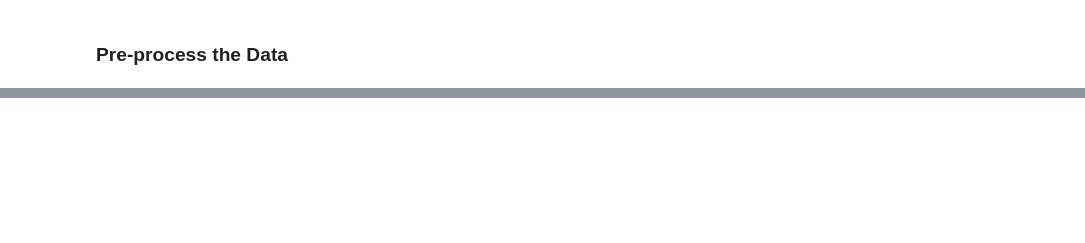
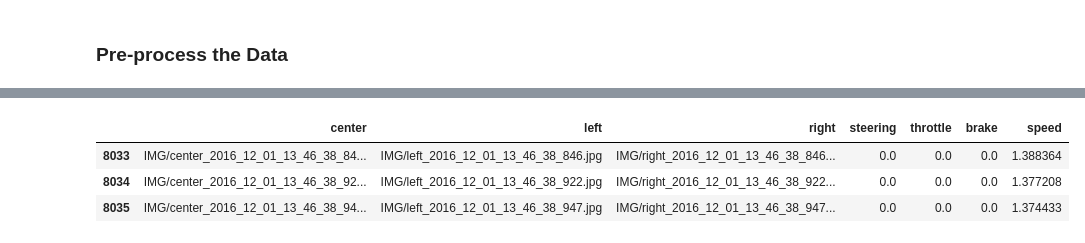
Before and after one commit to xingliuUT/CarND-Behavioral-Cloning-P3, a Jupyter notebook: image_augmentation.ipynb, the cells around one changed output, grey strips where cells are left out. Saved outputs shown, nothing was run; the diff lists cells and outputs as text; code cells hidden in the pictures; blank space fills up the shorter version.

```diff
--- a/image_augmentation.ipynb
+++ b/image_augmentation.ipynb
@@ -45,0 +58,7 @@ def crop_resize(img, new_row, new_col):
+# %%
+driving_log.tail(3)
+# %% [output]
+|  | center | left | right | steering | throttle | brake | speed |
+| 8033 | IMG/center_2016_12_01_13_46_38_84... | IMG/left_2016_12_01_13_46_38_846.jpg | IMG/right_2016_12_01_13_46_38_846... | 0.0 | 0.0 | 0.0 | 1.388364 |
+| 8034 | IMG/center_2016_12_01_13_46_38_92... | IMG/left_2016_12_01_13_46_38_922.jpg | IMG/right_2016_12_01_13_46_38_922... | 0.0 | 0.0 | 0.0 | 1.377208 |
+| 8035 | IMG/center_2016_12_01_13_46_38_94... | IMG/left_2016_12_01_13_46_38_947.jpg | IMG/right_2016_12_01_13_46_38_947... | 0.0 | 0.0 | 0.0 | 1.374433 |
```
Also changed, not shown: parts of 11 cells of this notebook.
